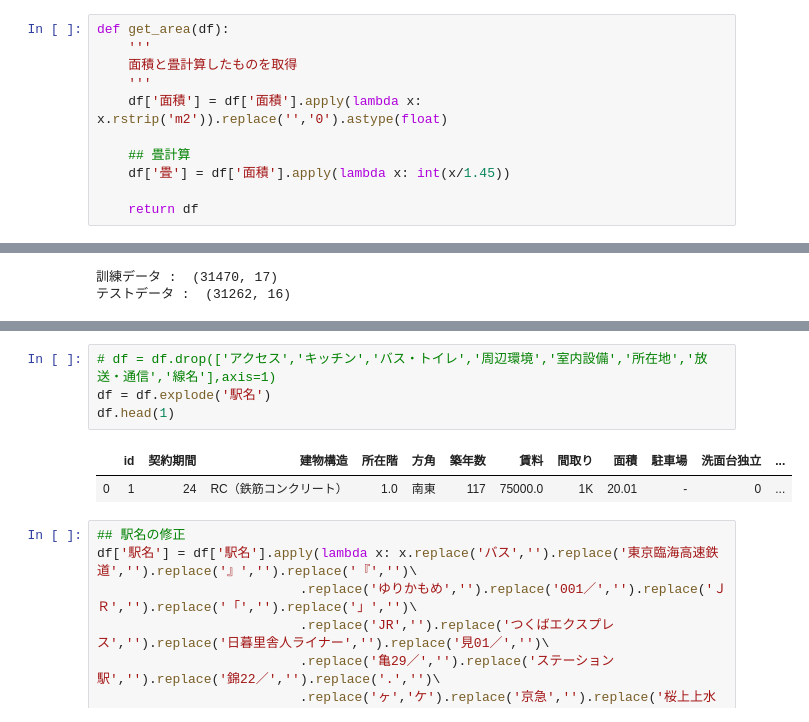
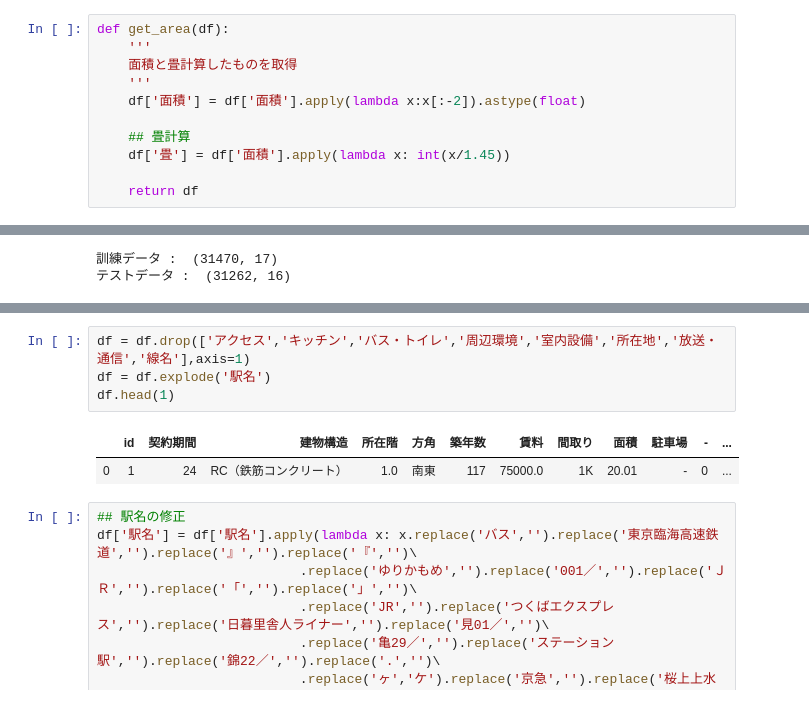
Before and after one commit to zerebom/team-mynabi, a Jupyter notebook: higuchi/best.ipynb, the cells around one changed output, grey strips where cells are left out. Cells and saved outputs as stored; diff of their text form.

```diff
--- a/higuchi/best.ipynb
+++ b/higuchi/best.ipynb
@@ -133,7 +133,7 @@ def get_area(df):
     '''
     面積と畳計算したものを取得
     '''
-    df['面積'] = df['面積'].apply(lambda x: x.rstrip('m2')).replace('','0').astype(float)
+    df['面積'] = df['面積'].apply(lambda x:x[:-2]).astype(float)
 
     ## 畳計算
     df['畳'] = df['面積'].apply(lambda x: int(x/1.45))
@@ -459,9 +459,9 @@ Wall time: 9.28 s
 # %%
-# df = df.drop(['アクセス','キッチン','バス・トイレ','周辺環境','室内設備','所在地','放送・通信','線名'],axis=1)
+df = df.drop(['アクセス','キッチン','バス・トイレ','周辺環境','室内設備','所在地','放送・通信','線名'],axis=1)
 df = df.explode('駅名')
 df.head(1)
 # %% [output]
-|  | id | 契約期間 | 建物構造 | 所在階 | 方角 | 築年数 | 賃料 | 間取り | 面積 | 駐車場 | 洗面台独立 | ... |
+|  | id | 契約期間 | 建物構造 | 所在階 | 方角 | 築年数 | 賃料 | 間取り | 面積 | 駐車場 | - | ... |
 | 0 | 1 | 24 | RC（鉄筋コンクリート） | 1.0 | 南東 | 117 | 75000.0 | 1K | 20.01 | - | 0 | ... |
 # %%
 ## 駅名の修正
```
Also changed, not shown: parts of 17 cells of this notebook, 13 other files.
